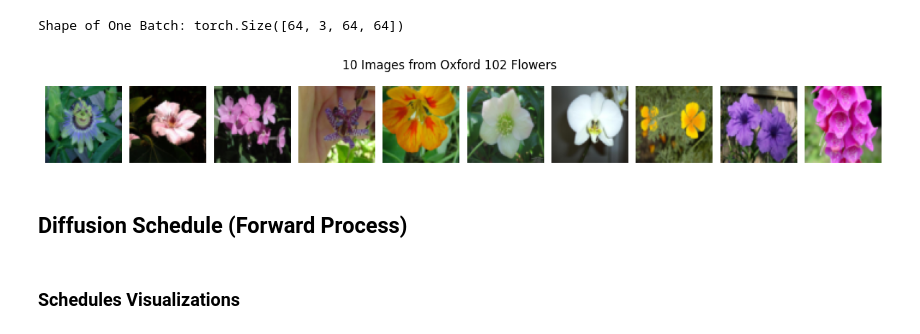
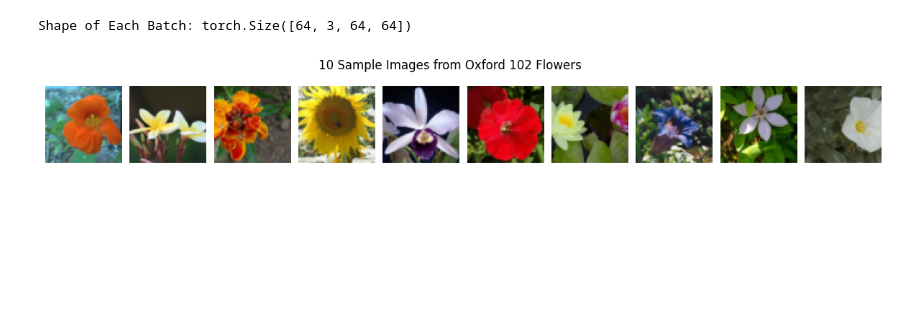
Before and after one commit to FLUOLANET/Oxford_102_Flower_Tiny_DDPM, a Jupyter notebook: Oxford_102_Flower_Tiny_DDPM.ipynb, the cells around one changed output. Cells and saved outputs as stored; diff of their text form; code cells hidden in the pictures; blank space fills up the shorter version.

```diff
--- a/Oxford_102_Flower_Tiny_DDPM.ipynb
+++ b/Oxford_102_Flower_Tiny_DDPM.ipynb
@@ -41,32 +49,29 @@ dataloader = DataLoader(
 )
 # %%
-# shape 확인
-iterForShapeCheck = iter(dataloader)
-oneBatchTensorForShapeCheck = next(iterForShapeCheck)[0]
-print(f"Shape of One Batch: {oneBatchTensorForShapeCheck.shape}")
+# Check batch shape
+dataloader_iterator = iter(dataloader) # dataloader: iterable -> dataloader_iterator: iterater
+sample_batch = next(dataloader_iterator)[0] # bring only features of a batch, not labels
+print(f"Shape of Each Batch: {sample_batch.shape}")
 # %% [output]
-Shape of One Batch: torch.Size([64, 3, 64, 64])
+Shape of Each Batch: torch.Size([64, 3, 64, 64])
 # %%
-# 10개만 시각화해서 확인
-## 1) batch 하나 준비
-dataIterator = iter(dataloader) # dataloader은 iterable 하지만 iterator는 아님 -> iterator로 만들어주기
-images, labels = next(dataIterator) # images, labels에 batch 하나가 담김
+# Visualize 10 sample images
+## fetch a single batch for visualization
+images = next(dataloader_iterator)[0]
 
-## 2) 도화지 정의
-fig, axes = plt.subplots(1, 10, figsize=(15, 3)) # fig: 전체 도화지, axes: 각각의 칸(numpy array)
-plt.subplots_adjust(wspace=0.1) # 이미지 사이 간격
+## initialize subplots
+fig, axes = plt.subplots(1, 10, figsize=(15, 3)) # fig: top-level container, # axes: numpy array of each grid
+plt.subplots_adjust(wspace=0.1)
 
-## 3) 그림 그리기
+## plot each subplots
 for i in range(10):
   img = images[i]
-  img = (img * 0.5) + 0.5 # Normalize 했던거 원래대로 복구
+  img = (img * 0.5) + 0.5 # unnormalize to [0, 1] for visualization
   img = img.permute(1, 2, 0) # (C, H, W) -> (H, W, C)
-  axes[i].imshow(img.cpu().numpy()) # numpy(): Tensor -> Numpy Array
-  axes[i].axis('off') # 눈금제거
+  axes[i].imshow(img.cpu().numpy()) # display image
+  axes[i].axis('off')
 
-plt.suptitle("10 Images from Oxford 102 Flowers", y=0.8)
+plt.suptitle("10 Sample Images from Oxford 102 Flowers", y=0.8)
 plt.show()
 # %% [output]
-[figure, old version]
+[figure, new version]
-# %% [markdown]
-## Diffusion Schedule (Forward Process)
@@ -124,2 +77,0 @@ class DiffusionSchedules:
-# %% [markdown]
-### Schedules Visualizations
```
Also changed, not shown: parts of 22 cells of this notebook.
